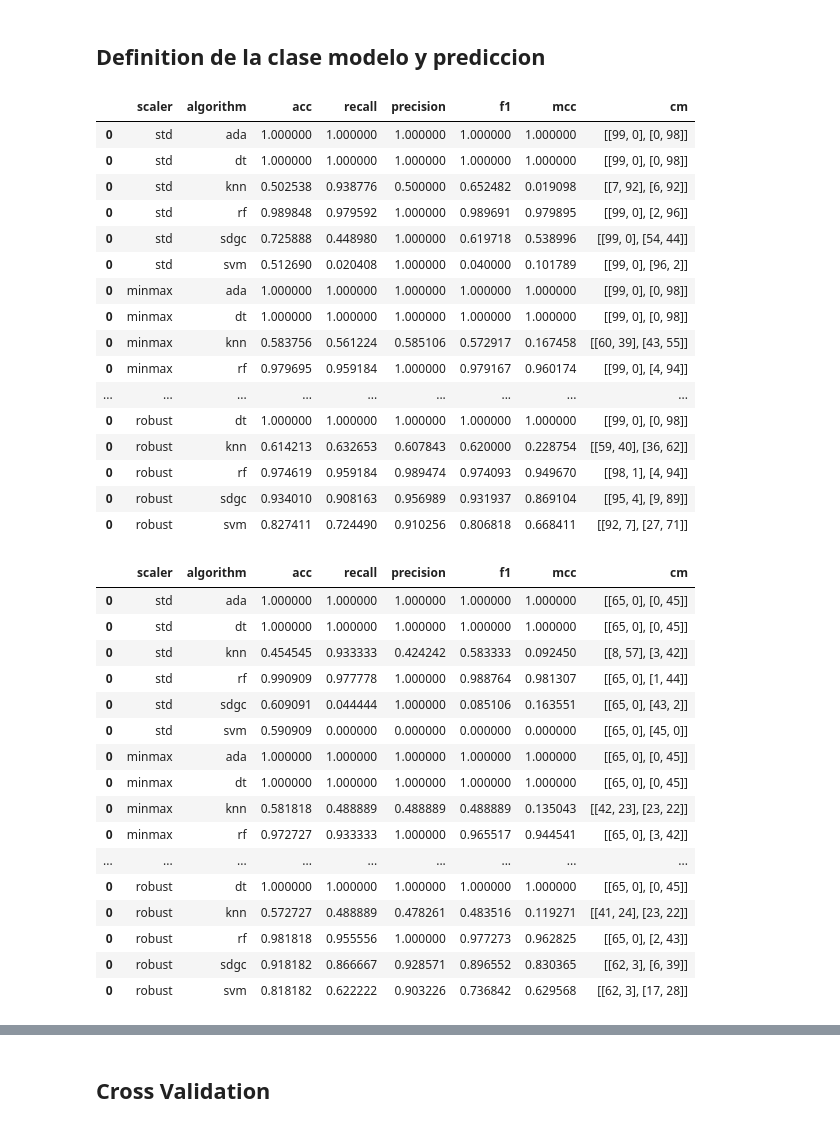
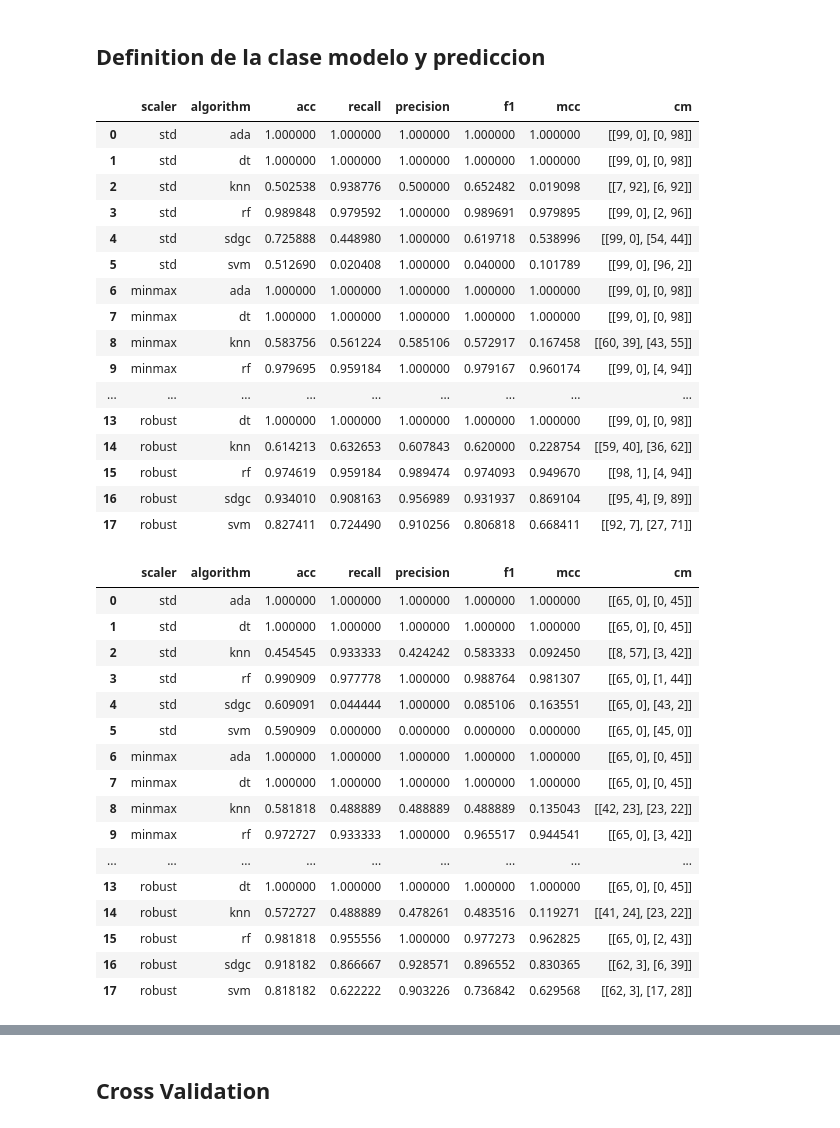
Before and after one commit to diegfernv/breast-cancer-classification, a Jupyter notebook: 4-Check_models.ipynb, the cells around one changed output, grey strips where cells are left out. Drawn from its saved outputs; the diff is of its cells as text; code cells hidden in the pictures.

```diff
--- a/4-Check_models.ipynb
+++ b/4-Check_models.ipynb
@@ -134,52 +134,52 @@ for model in models:
     model.scale(val_data)
     model.predict()
 # %%
-metrics_df = pd.DataFrame(columns=["scaler", "algorithm","acc", "recall", "precision", "f1", "mcc", "cm"])
+metrics_val = pd.DataFrame(columns=["scaler", "algorithm","acc", "recall", "precision", "f1", "mcc", "cm"])
 for model in models:
-    metrics_df = pd.concat([metrics_df, model.get_metrics(y_val)])
-metrics_df
+    metrics_val = pd.concat([metrics_val, model.get_metrics(y_val)])
+metrics_val.reset_index(drop=True)
 # %% [output]
 |  | scaler | algorithm | acc | recall | precision | f1 | mcc | cm |
 | 0 | std | ada | 1.000000 | 1.000000 | 1.000000 | 1.000000 | 1.000000 | [[99, 0], [0, 98]] |
-| 0 | std | dt | 1.000000 | 1.000000 | 1.000000 | 1.000000 | 1.000000 | [[99, 0], [0, 98]] |
-| 0 | std | knn | 0.502538 | 0.938776 | 0.500000 | 0.652482 | 0.019098 | [[7, 92], [6, 92]] |
-| 0 | std | rf | 0.989848 | 0.979592 | 1.000000 | 0.989691 | 0.979895 | [[99, 0], [2, 96]] |
-| 0 | std | sdgc | 0.725888 | 0.448980 | 1.000000 | 0.619718 | 0.538996 | [[99, 0], [54, 44]] |
-| 0 | std | svm | 0.512690 | 0.020408 | 1.000000 | 0.040000 | 0.101789 | [[99, 0], [96, 2]] |
-| 0 | minmax | ada | 1.000000 | 1.000000 | 1.000000 | 1.000000 | 1.000000 | [[99, 0], [0, 98]] |
-| 0 | minmax | dt | 1.000000 | 1.000000 | 1.000000 | 1.000000 | 1.000000 | [[99, 0], [0, 98]] |
-| 0 | minmax | knn | 0.583756 | 0.561224 | 0.585106 | 0.572917 | 0.167458 | [[60, 39], [43, 55]] |
-| 0 | minmax | rf | 0.979695 | 0.959184 | 1.000000 | 0.979167 | 0.960174 | [[99, 0], [4, 94]] |
+| 1 | std | dt | 1.000000 | 1.000000 | 1.000000 | 1.000000 | 1.000000 | [[99, 0], [0, 98]] |
+| 2 | std | knn | 0.502538 | 0.938776 | 0.500000 | 0.652482 | 0.019098 | [[7, 92], [6, 92]] |
+| 3 | std | rf | 0.989848 | 0.979592 | 1.000000 | 0.989691 | 0.979895 | [[99, 0], [2, 96]] |
+| 4 | std | sdgc | 0.725888 | 0.448980 | 1.000000 | 0.619718 | 0.538996 | [[99, 0], [54, 44]] |
+| 5 | std | svm | 0.512690 | 0.020408 | 1.000000 | 0.040000 | 0.101789 | [[99, 0], [96, 2]] |
+| 6 | minmax | ada | 1.000000 | 1.000000 | 1.000000 | 1.000000 | 1.000000 | [[99, 0], [0, 98]] |
+| 7 | minmax | dt | 1.000000 | 1.000000 | 1.000000 | 1.000000 | 1.000000 | [[99, 0], [0, 98]] |
+| 8 | minmax | knn | 0.583756 | 0.561224 | 0.585106 | 0.572917 | 0.167458 | [[60, 39], [43, 55]] |
+| 9 | minmax | rf | 0.979695 | 0.959184 | 1.000000 | 0.979167 | 0.960174 | [[99, 0], [4, 94]] |
 | ... | ... | ... | ... | ... | ... | ... | ... | ... |
-| 0 | robust | dt | 1.000000 | 1.000000 | 1.000000 | 1.000000 | 1.000000 | [[99, 0], [0, 98]] |
-| 0 | robust | knn | 0.614213 | 0.632653 | 0.607843 | 0.620000 | 0.228754 | [[59, 40], [36, 62]] |
-| 0 | robust | rf | 0.974619 | 0.959184 | 0.989474 | 0.974093 | 0.949670 | [[98, 1], [4, 94]] |
-| 0 | robust | sdgc | 0.934010 | 0.908163 | 0.956989 | 0.931937 | 0.869104 | [[95, 4], [9, 89]] |
-| 0 | robust | svm | 0.827411 | 0.724490 | 0.910256 | 0.806818 | 0.668411 | [[92, 7], [27, 71]] |
+| 13 | robust | dt | 1.000000 | 1.000000 | 1.000000 | 1.000000 | 1.000000 | [[99, 0], [0, 98]] |
+| 14 | robust | knn | 0.614213 | 0.632653 | 0.607843 | 0.620000 | 0.228754 | [[59, 40], [36, 62]] |
+| 15 | robust | rf | 0.974619 | 0.959184 | 0.989474 | 0.974093 | 0.949670 | [[98, 1], [4, 94]] |
+| 16 | robust | sdgc | 0.934010 | 0.908163 | 0.956989 | 0.931937 | 0.869104 | [[95, 4], [9, 89]] |
+| 17 | robust | svm | 0.827411 | 0.724490 | 0.910256 | 0.806818 | 0.668411 | [[92, 7], [27, 71]] |
 # %%
 for model in models:
     model.scale(test_data)
     model.predict()
 # %%
-metrics_df = pd.DataFrame(columns=["scaler", "algorithm","acc", "recall", "precision", "f1", "mcc", "cm"])
+metrics_test = pd.DataFrame(columns=["scaler", "algorithm","acc", "recall", "precision", "f1", "mcc", "cm"])
 for model in models:
-    metrics_df = pd.concat([metrics_df, model.get_metrics(y_test)])
-metrics_df
+    metrics_test = pd.concat([metrics_test, model.get_metrics(y_test)])
+metrics_test.reset_index(drop=True)
 # %% [output]
 |  | scaler | algorithm | acc | recall | precision | f1 | mcc | cm |
 | 0 | std | ada | 1.000000 | 1.000000 | 1.000000 | 1.000000 | 1.000000 | [[65, 0], [0, 45]] |
-| 0 | std | dt | 1.000000 | 1.000000 | 1.000000 | 1.000000 | 1.000000 | [[65, 0], [0, 45]] |
-| 0 | std | knn | 0.454545 | 0.933333 | 0.424242 | 0.583333 | 0.092450 | [[8, 57], [3, 42]] |
-| 0 | std | rf | 0.990909 | 0.977778 | 1.000000 | 0.988764 | 0.981307 | [[65, 0], [1, 44]] |
-| 0 | std | sdgc | 0.609091 | 0.044444 | 1.000000 | 0.085106 | 0.163551 | [[65, 0], [43, 2]] |
-| 0 | std | svm | 0.590909 | 0.000000 | 0.000000 | 0.000000 | 0.000000 | [[65, 0], [45, 0]] |
-| 0 | minmax | ada | 1.000000 | 1.000000 | 1.000000 | 1.000000 | 1.000000 | [[65, 0], [0, 45]] |
-| 0 | minmax | dt | 1.000000 | 1.000000 | 1.000000 | 1.000000 | 1.000000 | [[65, 0], [0, 45]] |
-| 0 | minmax | knn | 0.581818 | 0.488889 | 0.488889 | 0.488889 | 0.135043 | [[42, 23], [23, 22]] |
-| 0 | minmax | rf | 0.972727 | 0.933333 | 1.000000 | 0.965517 | 0.944541 | [[65, 0], [3, 42]] |
+| 1 | std | dt | 1.000000 | 1.000000 | 1.000000 | 1.000000 | 1.000000 | [[65, 0], [0, 45]] |
+| 2 | std | knn | 0.454545 | 0.933333 | 0.424242 | 0.583333 | 0.092450 | [[8, 57], [3, 42]] |
+| 3 | std | rf | 0.990909 | 0.977778 | 1.000000 | 0.988764 | 0.981307 | [[65, 0], [1, 44]] |
+| 4 | std | sdgc | 0.609091 | 0.044444 | 1.000000 | 0.085106 | 0.163551 | [[65, 0], [43, 2]] |
+| 5 | std | svm | 0.590909 | 0.000000 | 0.000000 | 0.000000 | 0.000000 | [[65, 0], [45, 0]] |
+| 6 | minmax | ada | 1.000000 | 1.000000 | 1.000000 | 1.000000 | 1.000000 | [[65, 0], [0, 45]] |
+| 7 | minmax | dt | 1.000000 | 1.000000 | 1.000000 | 1.000000 | 1.000000 | [[65, 0], [0, 45]] |
+| 8 | minmax | knn | 0.581818 | 0.488889 | 0.488889 | 0.488889 | 0.135043 | [[42, 23], [23, 22]] |
+| 9 | minmax | rf | 0.972727 | 0.933333 | 1.000000 | 0.965517 | 0.944541 | [[65, 0], [3, 42]] |
 | ... | ... | ... | ... | ... | ... | ... | ... | ... |
-| 0 | robust | dt | 1.000000 | 1.000000 | 1.000000 | 1.000000 | 1.000000 | [[65, 0], [0, 45]] |
-| 0 | robust | knn | 0.572727 | 0.488889 | 0.478261 | 0.483516 | 0.119271 | [[41, 24], [23, 22]] |
-| 0 | robust | rf | 0.981818 | 0.955556 | 1.000000 | 0.977273 | 0.962825 | [[65, 0], [2, 43]] |
-| 0 | robust | sdgc | 0.918182 | 0.866667 | 0.928571 | 0.896552 | 0.830365 | [[62, 3], [6, 39]] |
-| 0 | robust | svm | 0.818182 | 0.622222 | 0.903226 | 0.736842 | 0.629568 | [[62, 3], [17, 28]] |
+| 13 | robust | dt | 1.000000 | 1.000000 | 1.000000 | 1.000000 | 1.000000 | [[65, 0], [0, 45]] |
+| 14 | robust | knn | 0.572727 | 0.488889 | 0.478261 | 0.483516 | 0.119271 | [[41, 24], [23, 22]] |
+| 15 | robust | rf | 0.981818 | 0.955556 | 1.000000 | 0.977273 | 0.962825 | [[65, 0], [2, 43]] |
+| 16 | robust | sdgc | 0.918182 | 0.866667 | 0.928571 | 0.896552 | 0.830365 | [[62, 3], [6, 39]] |
+| 17 | robust | svm | 0.818182 | 0.622222 | 0.903226 | 0.736842 | 0.629568 | [[62, 3], [17, 28]] |
```
Also changed, not shown: parts of 5 cells of this notebook, 1 other file.
